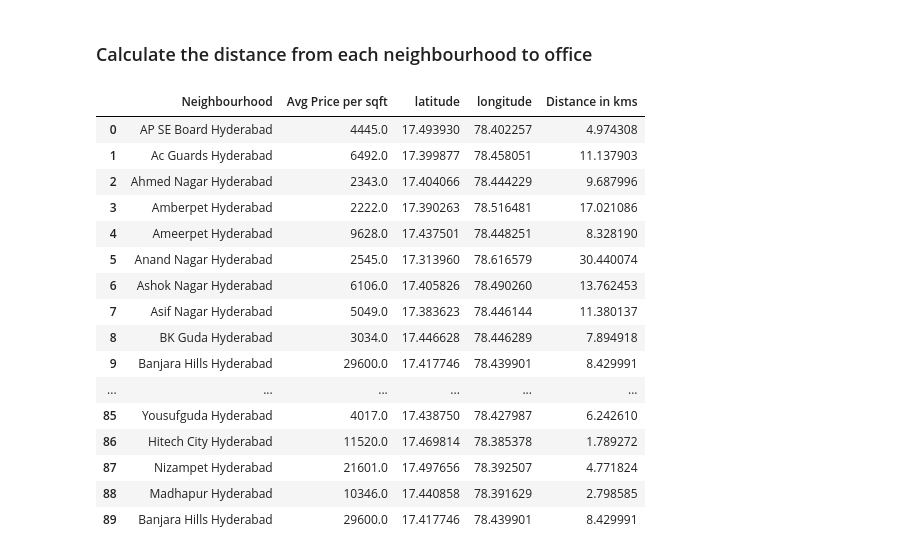
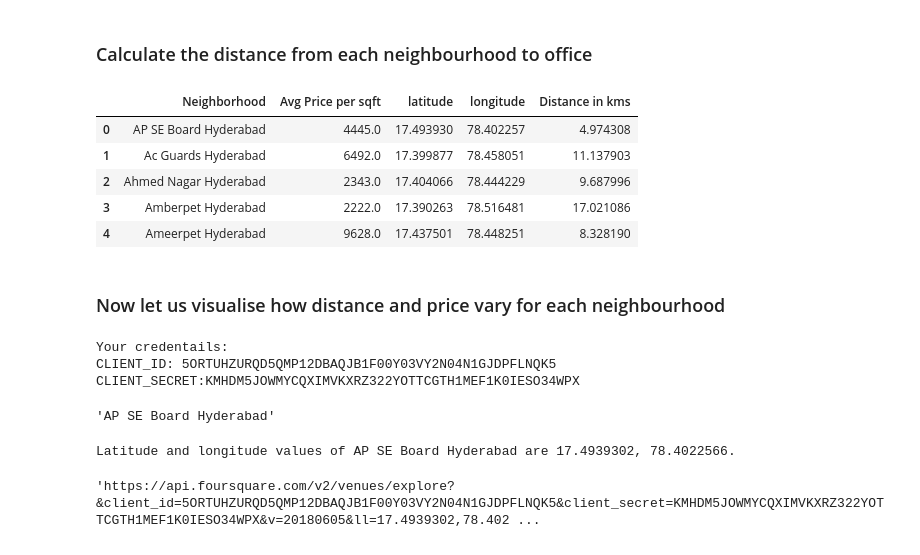
Before and after one commit to Poojakatta/THE-BATTLE-OF-NEIGHBOURHOODS-WEEK1-, a Jupyter notebook: BATTLE OF NEIGHBORHOODS(WEEK2).ipynb, the cells around one changed output. Drawn from its saved outputs; the diff is of its cells as text; code cells hidden in the pictures.

```diff
--- a/BATTLE OF NEIGHBORHOODS(WEEK2).ipynb
+++ b/BATTLE OF NEIGHBORHOODS(WEEK2).ipynb
@@ -58,7 +63,7 @@ hyderabad_neighbourhoods.head()
 | 4 | 4 | Ameerpet Hyderabad | 9628.0 |
 # %%
 hyderabad_neighbourhoods=hyderabad_neighbourhoods[hyderabad_neighbourhoods.Neighbourhood != 'Chaitanyapuri Colony Hyderabad']
-#hyderabad_neighbourhoods.drop(['Unnamed: 0'],axis=1,inplace = True)
+hyderabad_neighbourhoods.drop(['Unnamed: 0'],axis=1,inplace = True)
 # %% [markdown]
 ### Locating Google Office on Map ###
 # %%
@@ -150,29 +144,62 @@ map_Hyderabad
 # %%
 # Importing the geodesic module from the library
 from geopy.distance import geodesic
 
 distance_from_office = []
 
 for i in range(len(hyderabad_neighbourhoods)):
     distance_from_office.append(geodesic((office_latitude,office_longitude),(hyderabad_neighbourhoods.iloc[i,2],hyderabad_neighbourhoods.iloc[i,3])).km)
 
 hyderabad_neighbourhoods['Distance in kms'] = distance_from_office
-hyderabad_neighbourhoods
+hyderabad_neighbourhoods.rename(columns = {'Neighbourhood':'Neighborhood'}, inplace = True)
+hyderabad_neighbourhoods.head()
 # %% [output]
-|  | Neighbourhood | Avg Price per sqft | latitude | longitude | Distance in kms |
+|  | Neighborhood | Avg Price per sqft | latitude | longitude | Distance in kms |
 | 0 | AP SE Board Hyderabad | 4445.0 | 17.493930 | 78.402257 | 4.974308 |
 | 1 | Ac Guards Hyderabad | 6492.0 | 17.399877 | 78.458051 | 11.137903 |
 | 2 | Ahmed Nagar Hyderabad | 2343.0 | 17.404066 | 78.444229 | 9.687996 |
 | 3 | Amberpet Hyderabad | 2222.0 | 17.390263 | 78.516481 | 17.021086 |
 | 4 | Ameerpet Hyderabad | 9628.0 | 17.437501 | 78.448251 | 8.328190 |
-| 5 | Anand Nagar Hyderabad | 2545.0 | 17.313960 | 78.616579 | 30.440074 |
-| 6 | Ashok Nagar Hyderabad | 6106.0 | 17.405826 | 78.490260 | 13.762453 |
-| 7 | Asif Nagar Hyderabad | 5049.0 | 17.383623 | 78.446144 | 11.380137 |
-| 8 | BK Guda Hyderabad | 3034.0 | 17.446628 | 78.446289 | 7.894918 |
-| 9 | Banjara Hills Hyderabad | 29600.0 | 17.417746 | 78.439901 | 8.429991 |
-| ... | ... | ... | ... | ... | ... |
-| 85 | Yousufguda Hyderabad | 4017.0 | 17.438750 | 78.427987 | 6.242610 |
-| 86 | Hitech City Hyderabad | 11520.0 | 17.469814 | 78.385378 | 1.789272 |
-| 87 | Nizampet Hyderabad | 21601.0 | 17.497656 | 78.392507 | 4.771824 |
-| 88 | Madhapur Hyderabad | 10346.0 | 17.440858 | 78.391629 | 2.798585 |
-| 89 | Banjara Hills Hyderabad | 29600.0 | 17.417746 | 78.439901 | 8.429991 |
+# %% [markdown]
+### Now let us visualise how distance and price vary for each neighbourhood ###
+# %%
+CLIENT_ID = '5ORTUHZURQD5QMP12DBAQJB1F00Y03VY2N04N1GJDPFLNQK5' # your Foursquare ID
+CLIENT_SECRET = 'KMHDM5JOWMYCQXIMVKXRZ322YOTTCGTH1MEF1K0IESO34WPX' # your Foursquare Secret
+VERSION = '20180605' # Foursquare API version
+
+print('Your credentails:')
+print('CLIENT_ID: ' + CLIENT_ID)
+print('CLIENT_SECRET:' + CLIENT_SECRET)
+# %% [output]
+Your credentails:
+CLIENT_ID: 5ORTUHZURQD5QMP12DBAQJB1F00Y03VY2N04N1GJDPFLNQK5
+CLIENT_SECRET:KMHDM5JOWMYCQXIMVKXRZ322YOTTCGTH1MEF1K0IESO34WPX
+# %%
+hyderabad_neighbourhoods.loc[0, 'Neighbourhood']
+# %% [output]
+'AP SE Board Hyderabad'
+# %%
+neighborhood_latitude = hyderabad_neighbourhoods.loc[0, 'latitude'] # neighborhood latitude value
+neighborhood_longitude = hyderabad_neighbourhoods.loc[0, 'longitude'] # neighborhood longitude value
+
+neighborhood_name = hyderabad_neighbourhoods.loc[0, 'Neighbourhood'] # neighborhood name
+
+print('Latitude and longitude values of {} are {}, {}.'.format(neighborhood_name,
+                                                               neighborhood_latitude,
+                                                               neighborhood_longitude))
+# %% [output]
+Latitude and longitude values of AP SE Board Hyderabad are 17.4939302, 78.4022566.
+# %%
+LIMIT = 100
+radius = 500
+url = 'https://api.foursquare.com/v2/venues/explore?&client_id={}&client_secret={}&v={}&ll={},{}&radius={}&limit={}'.format(
+    CLIENT_ID,
+    CLIENT_SECRET,
+    VERSION,
+    neighborhood_latitude,
+    neighborhood_longitude,
+    radius,
+    LIMIT)
+url
+# %% [output]
+'https://api.foursquare.com/v2/venues/explore?&client_id=5ORTUHZURQD5QMP12DBAQJB1F00Y03VY2N04N1GJDPFLNQK5&client_secret=KMHDM5JOWMYCQXIMVKXRZ322YOTTCGTH1MEF1K0IESO34WPX&v=20180605&ll=17.4939302,78.402 ...
```
Also changed, not shown: parts of 20 cells of this notebook.
